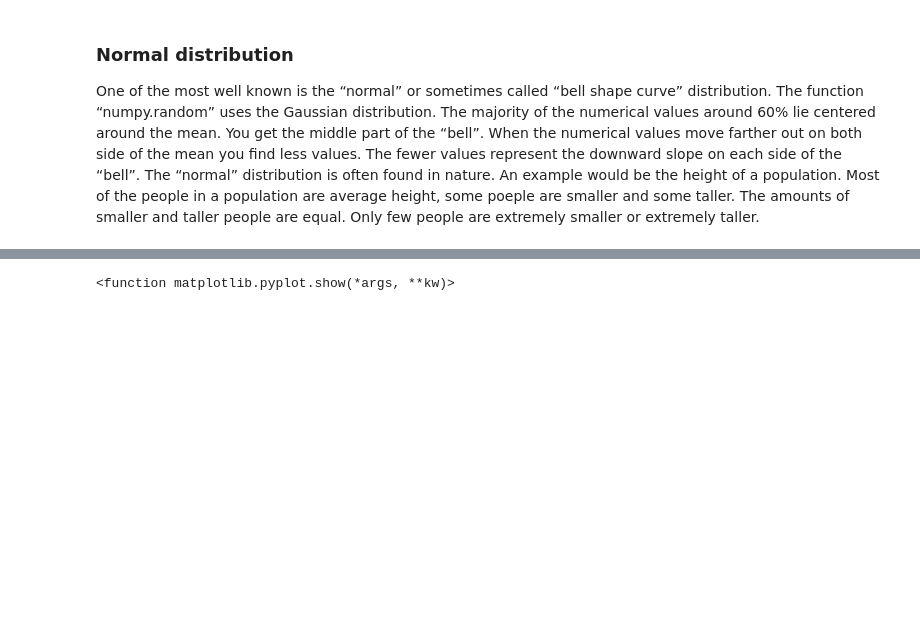
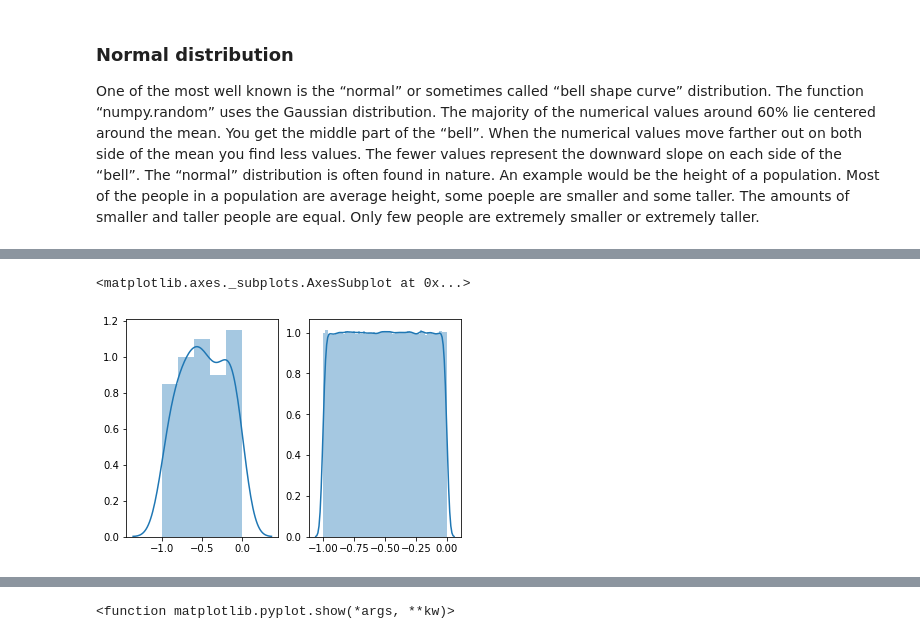
Before and after one commit to Silvio622/numpy_random_assignment, a Jupyter notebook: numpy-random.ipynb, the cells around one changed output, grey strips where cells are left out. Cells and saved outputs as stored; diff of their text form; code cells hidden in the pictures; blank space fills up the shorter version.

Commit message:
Explanation of the Uniform Distribution

```diff
--- a/numpy-random.ipynb
+++ b/numpy-random.ipynb
@@ -144,0 +150,19 @@ On the right plot the mean(mu) is 2. The values on the x axis are shifted by 2 u
+# %%
+# numpy.random.uniform(low=0.0, high=1.0, size=None)
+import numpy as np
+import matplotlib.pyplot as plt
+import seaborn as sns
+
+plt.subplot(1,2,1)
+low, high, size = -1, 0, 100 # low number value, high number value, size (sample size)
+s = np.random.uniform(low,high,size)
+sns.distplot(s)
+
+plt.subplot(1,2,2)
+low, high, size = -1, 0, 1000000
+# low number value, high number value, size (sample size)
+s = np.random.uniform(low,high,size)
+sns.distplot(s)
+# %% [output]
+<matplotlib.axes._subplots.AxesSubplot at 0x...>
+[figure, added]
```
Also changed, not shown: parts of 8 cells of this notebook.
